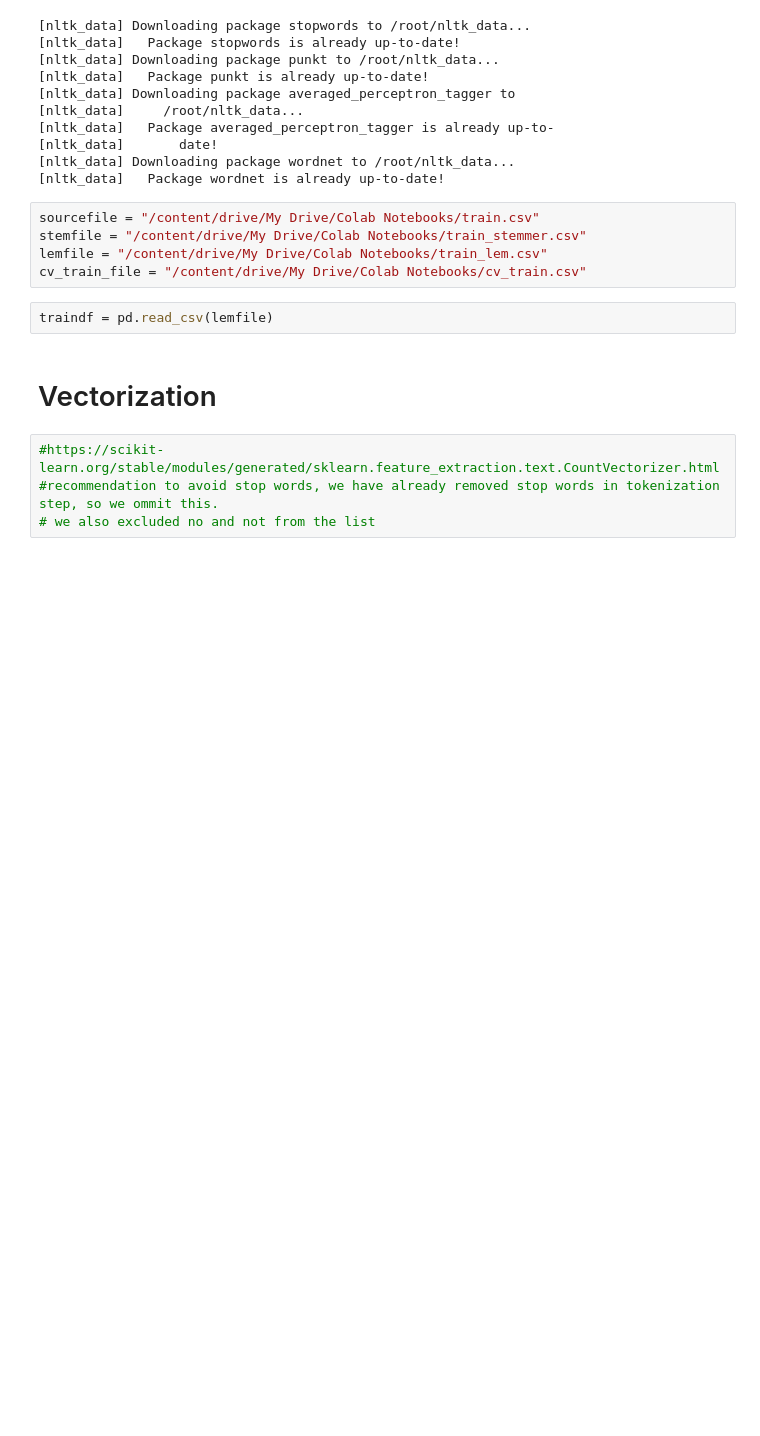
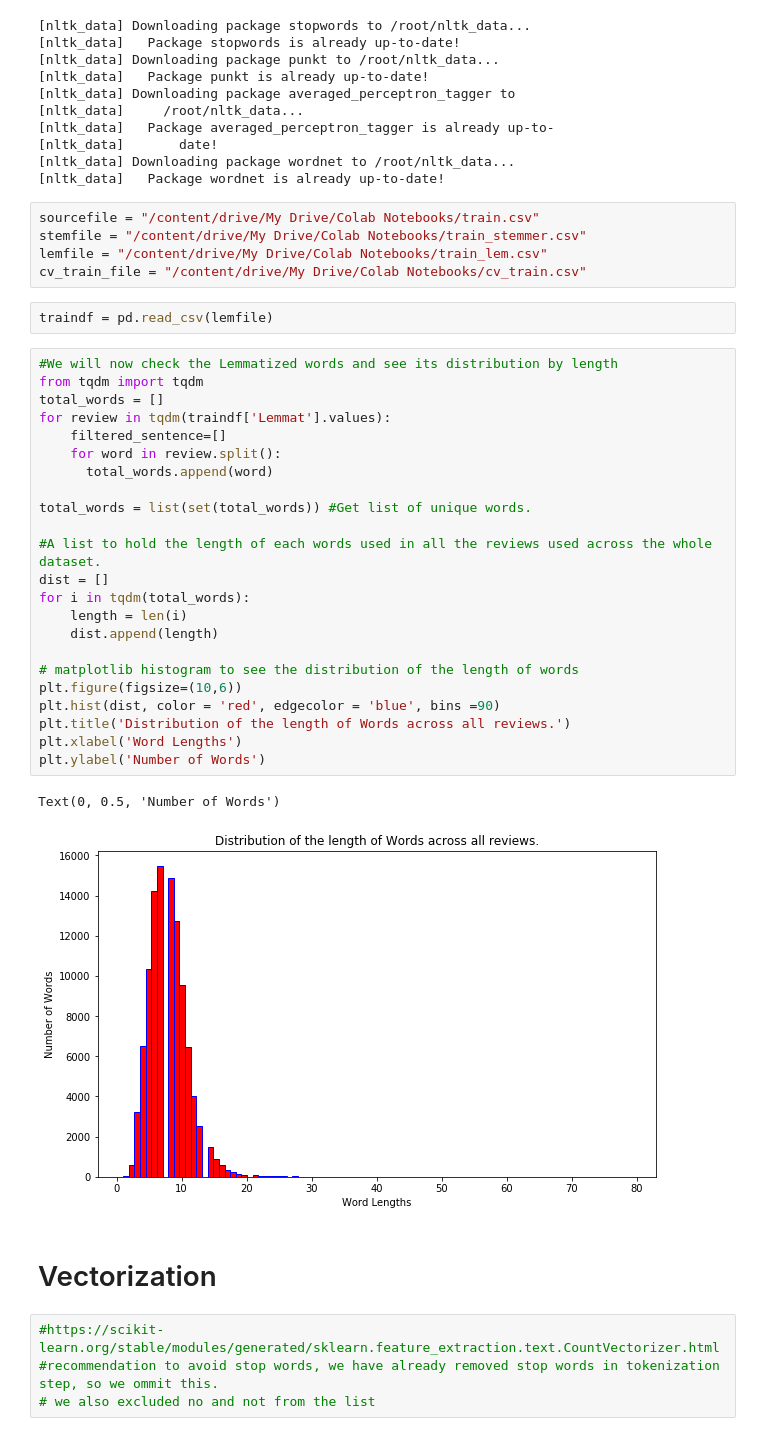
Before and after one commit to intellisol/amazon_nlp, a Jupyter notebook: CW_Part2.ipynb, the cells around one changed output. Saved outputs shown, nothing was run; the diff lists cells and outputs as text; blank space fills up the shorter version.

```diff
--- a/CW_Part2.ipynb
+++ b/CW_Part2.ipynb
@@ -61,6 +61,32 @@ lemfile = "/content/drive/My Drive/Colab Notebooks/train_lem.csv"
 cv_train_file = "/content/drive/My Drive/Colab Notebooks/cv_train.csv"
 # %%
 traindf = pd.read_csv(lemfile)
+# %%
+#We will now check the Lemmatized words and see its distribution by length
+from tqdm import tqdm
+total_words = []
+for review in tqdm(traindf['Lemmat'].values):
+    filtered_sentence=[]
+    for word in review.split():
+      total_words.append(word)
+
+total_words = list(set(total_words)) #Get list of unique words.
+
+#A list to hold the length of each words used in all the reviews used across the whole dataset.
+dist = []
+for i in tqdm(total_words):
+    length = len(i)
+    dist.append(length)
+
+# matplotlib histogram to see the distribution of the length of words
+plt.figure(figsize=(10,6))
+plt.hist(dist, color = 'red', edgecolor = 'blue', bins =90)
+plt.title('Distribution of the length of Words across all reviews.')
+plt.xlabel('Word Lengths')
+plt.ylabel('Number of Words')
+# %% [output]
+Text(0, 0.5, 'Number of Words')
+[figure, added]
 # %% [markdown]
 # Vectorization
 # %%
```
Also changed, not shown: parts of 1 cell of this notebook.
